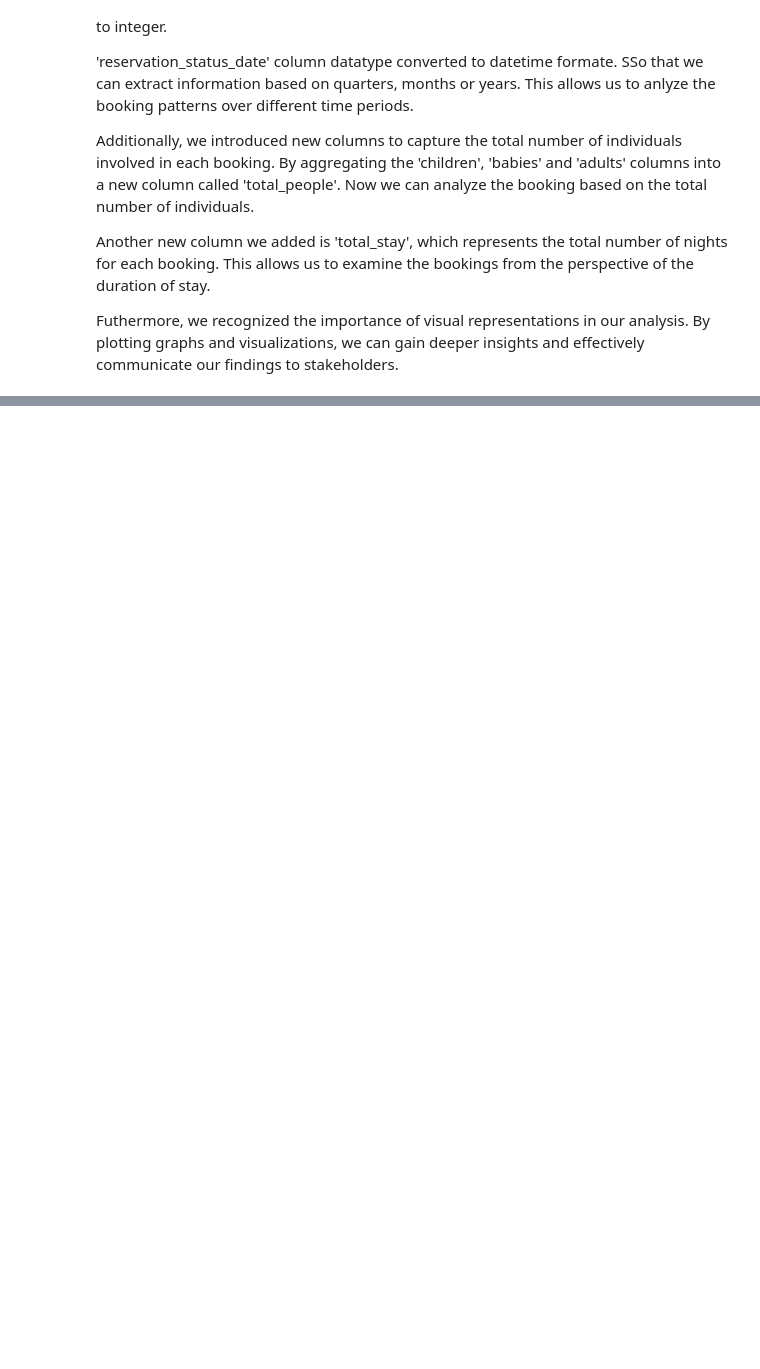
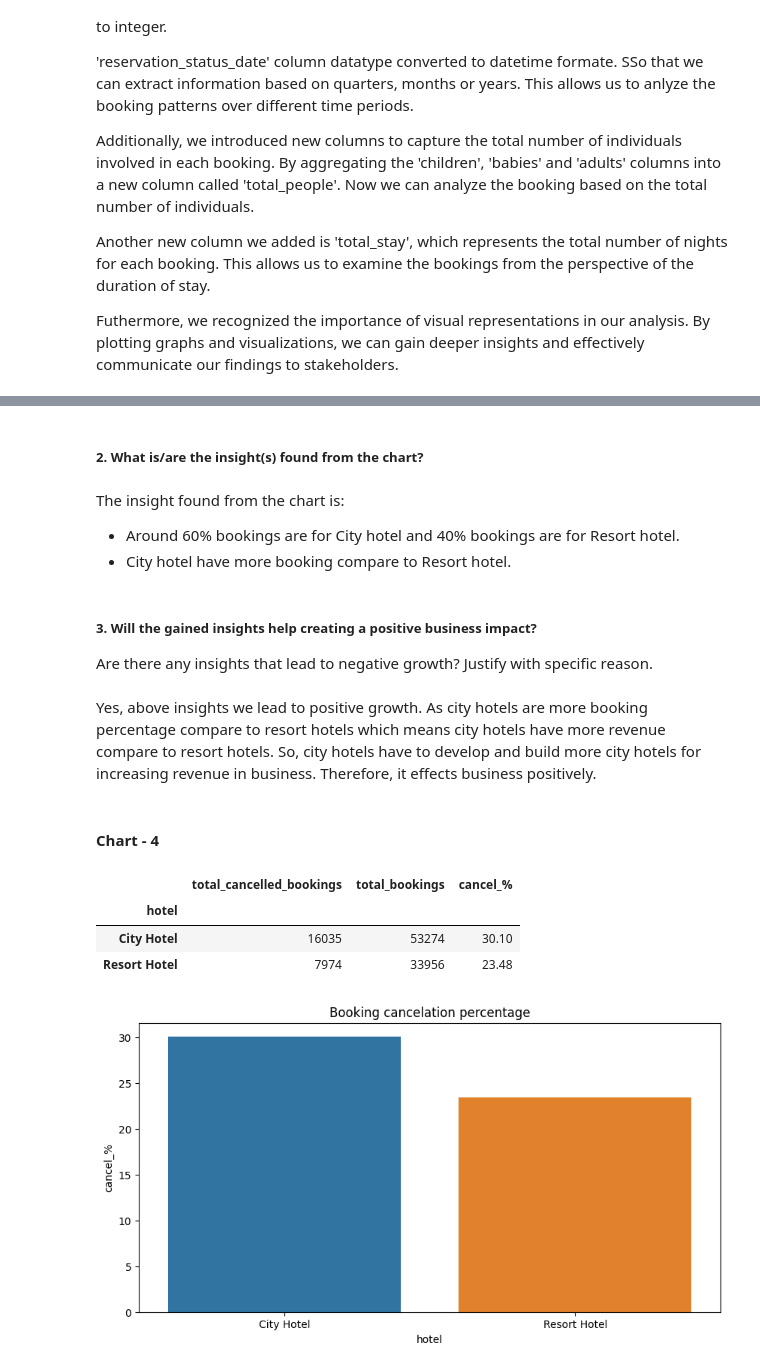
Before and after one commit to msantoshidevi/hotel_booking_project, a Jupyter notebook: Hotel_booking_analysis.ipynb, the cells around one changed output, grey strips where cells are left out. Drawn from its saved outputs; the diff is of its cells as text; code cells hidden in the pictures; blank space fills up the shorter version.

```diff
--- a/Hotel_booking_analysis.ipynb
+++ b/Hotel_booking_analysis.ipynb
@@ -870,0 +955,40 @@ Futhermore, we recognized the importance of visual representations in our analys
+# %% [markdown]
+##### 2. What is/are the insight(s) found from the chart?
+# %% [markdown]
+The insight found from the chart is:
+* Around 60% bookings are for City hotel and 40% bookings are for Resort hotel.
+* City hotel have more booking compare to Resort hotel.
+# %% [markdown]
+##### 3. Will the gained insights help creating a positive business impact?
+Are there any insights that lead to negative growth? Justify with specific reason.
+# %% [markdown]
+Yes, above insights we lead to positive growth. As city hotels are more booking percentage compare to resort hotels which means city hotels have more revenue compare to resort hotels. So, city hotels have to develop and build more city hotels for increasing revenue in business. Therefore, it effects business positively.
+# %% [markdown]
+#### Chart - 4
+# %%
+# Chart - 4 visualization code (Which hotel has higher bookings cancellation rate.)
+cancelled_data = df[df['is_canceled'] == 1]
+cancel_grp = cancelled_data.groupby('hotel')
+D1 = pd.DataFrame(cancel_grp.size()).rename(columns = {0:'total_cancelled_bookings'})
+
+# Counting total number of bookings for each type of hotel
+grouped_by_hotel = df.groupby('hotel')
+total_booking = grouped_by_hotel.size()
+D2 = pd.DataFrame(total_booking).rename(columns = {0: 'total_bookings'})
+D3 = pd.concat([D1,D2], axis = 1)
+
+# Calculating cancel percentage
+D3['cancel_%'] = round((D3['total_cancelled_bookings']/D3['total_bookings'])*100,2)
+D3
+# %% [output]
+|  | total_cancelled_bookings | total_bookings | cancel_% |
+| hotel |  |  |  |
+| City Hotel | 16035 | 53274 | 30.10 |
+| Resort Hotel | 7974 | 33956 | 23.48 |
+# %%
+plt.figure(figsize = (10,5))
+sns.barplot(x = D3.index, y = D3['cancel_%'])
+plt.title("Booking cancelation percentage")
+plt.show()
+# %% [output]
+[figure, added]
```
Also changed, not shown: parts of 116 cells of this notebook.
